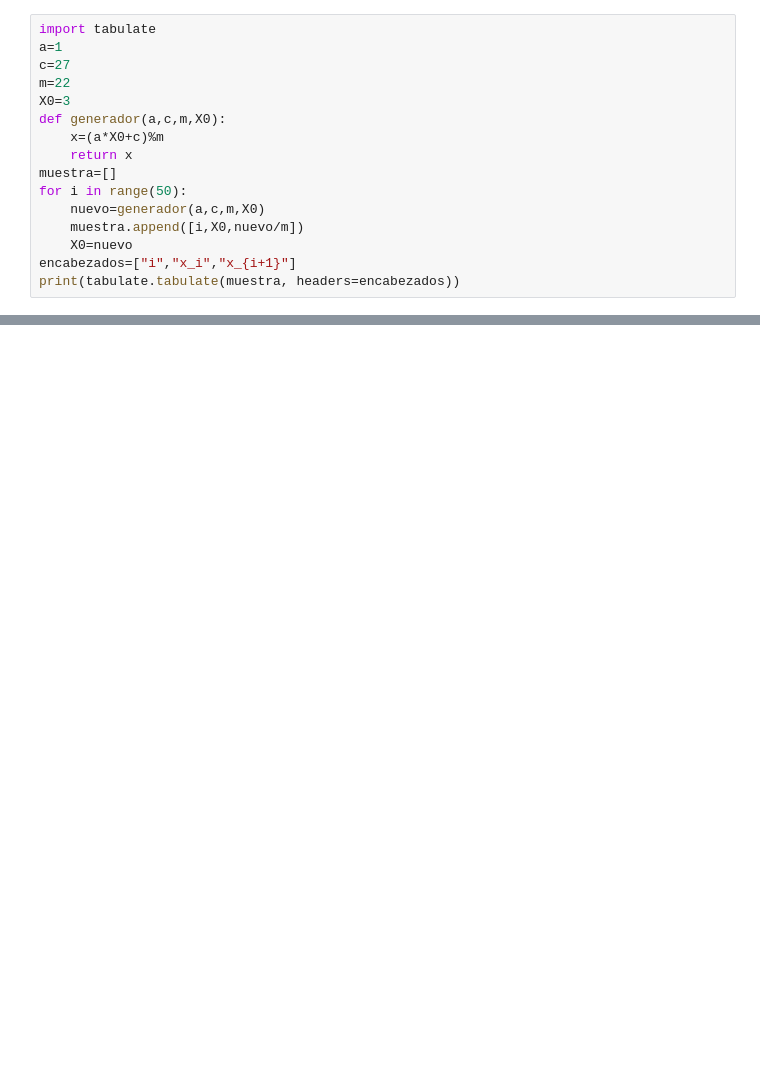
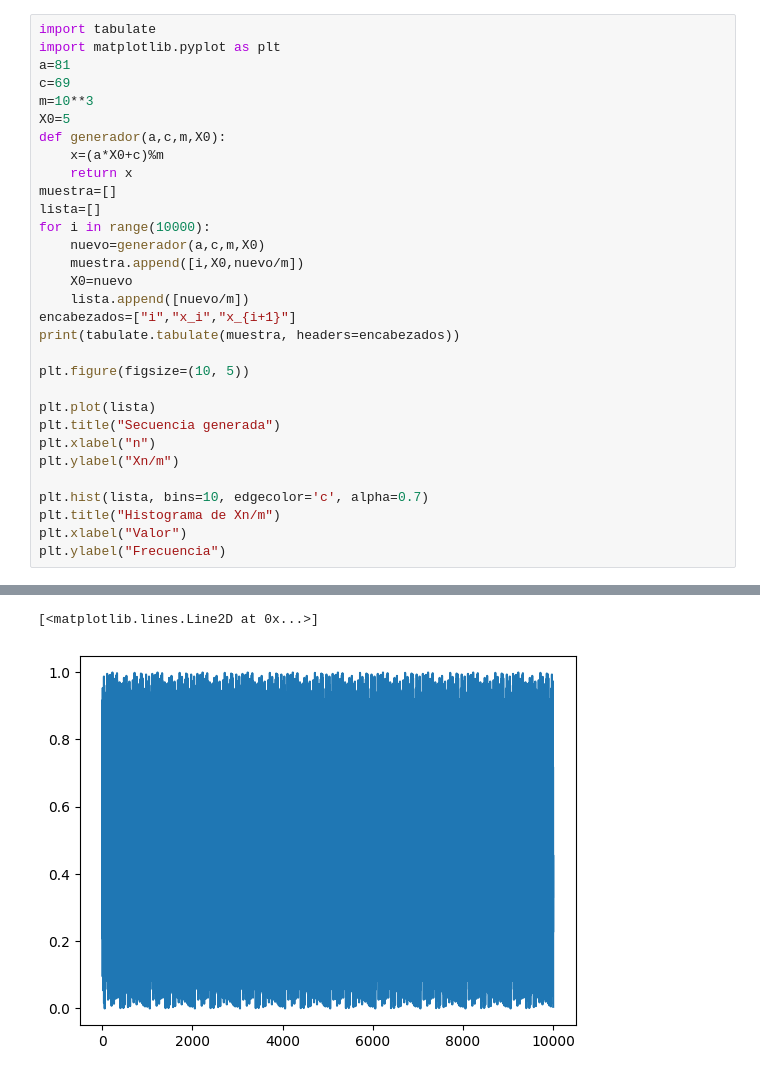
Before and after one commit to VilchisKarla/SIMULACION-I, a Jupyter notebook: NUMEROS_ALEATORIOS.ipynb, the cells around one changed output, grey strips where cells are left out. Cells and saved outputs as stored; diff of their text form; blank space fills up the shorter version.

```diff
--- a/NUMEROS_ALEATORIOS.ipynb
+++ b/NUMEROS_ALEATORIOS.ipynb
@@ -2,18 +2,33 @@
 <a href="https://colab.research.google.com/github/VilchisKarla/SIMULACION-I/blob/main/NUMEROS_ALEATORIOS.ipynb" target="_parent"><img src="https://colab.research.google.com/assets/colab-badge.svg" alt="Open In Colab"/></a>
 # %%
 import tabulate
-a=1
-c=27
-m=22
-X0=3
+import matplotlib.pyplot as plt
+a=81
+c=69
+m=10**3
+X0=5
 def generador(a,c,m,X0):
     x=(a*X0+c)%m
     return x
 muestra=[]
-for i in range(50):
+lista=[]
+for i in range(10000):
     nuevo=generador(a,c,m,X0)
     muestra.append([i,X0,nuevo/m])
     X0=nuevo
+    lista.append([nuevo/m])
 encabezados=["i","x_i","x_{i+1}"]
 print(tabulate.tabulate(muestra, headers=encabezados))
+
+plt.figure(figsize=(10, 5))
+
+plt.plot(lista)
+plt.title("Secuencia generada")
+plt.xlabel("n")
+plt.ylabel("Xn/m")
+
+plt.hist(lista, bins=10, edgecolor='c', alpha=0.7)
+plt.title("Histograma de Xn/m")
+plt.xlabel("Valor")
+plt.ylabel("Frecuencia")
 # %% [output]
@@ -36,0 +52,2 @@ print(tabulate.tabulate(muestra, headers=encabezados))
+[<matplotlib.lines.Line2D at 0x...>]
+[figure, added]
```
Also changed, not shown: parts of 2 cells of this notebook.
